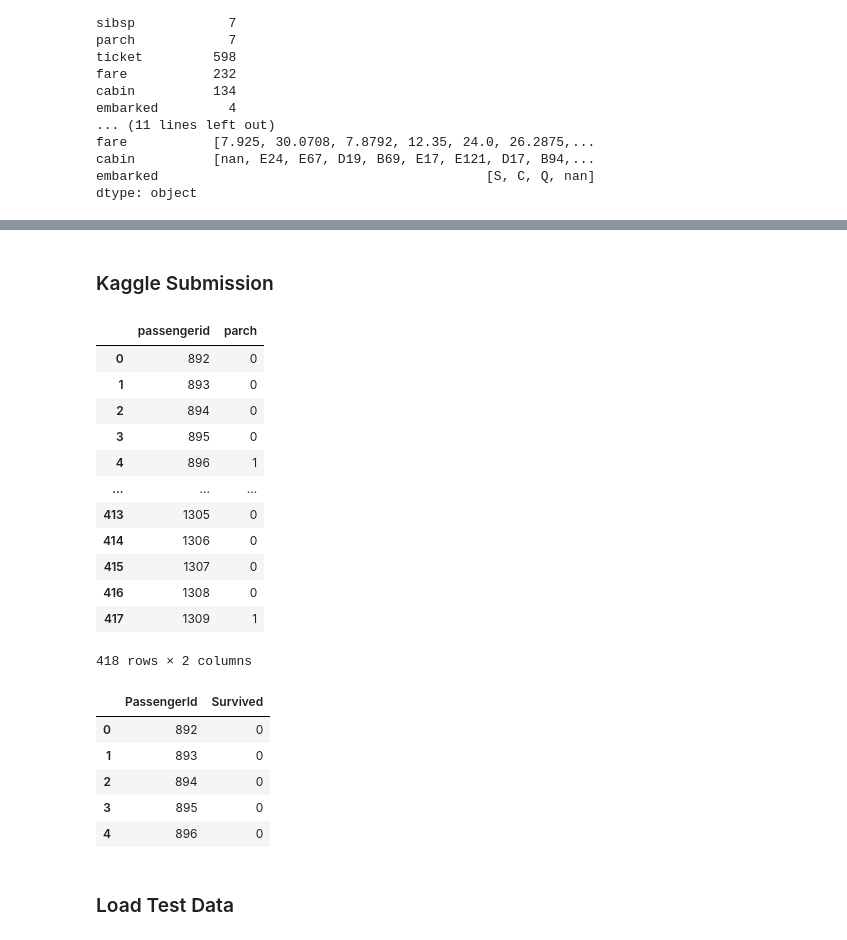
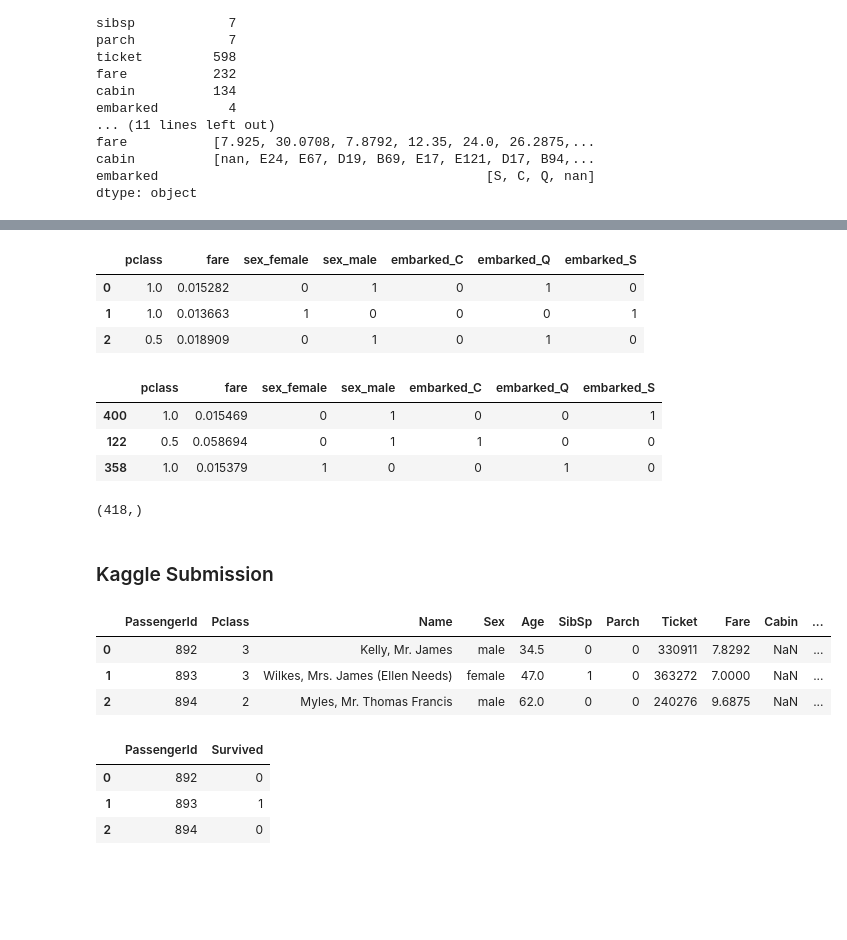
Before and after one commit to nortonvanz/ML_Pocket_Reference, a Jupyter notebook: notebooks/Titanic_pipeline_c3.ipynb, the cells around one changed output, grey strips where cells are left out. Saved outputs shown, nothing was run; the diff lists cells and outputs as text; code cells hidden in the pictures; blank space fills up the shorter version.

```diff
--- a/notebooks/Titanic_pipeline_c3.ipynb
+++ b/notebooks/Titanic_pipeline_c3.ipynb
@@ -532,4 +300,0 @@ Best estimator: Pipeline(steps=[('preprocessing',
-# %%
-#Resultados que interessam (performance em TRAIN e VAL):
-pd.set_option('max_colwidth', 100)
-pd.DataFrame(grid_xgb3.cv_results_)[['rank_test_score','params','mean_train_score','mean_test_score']].sort_values('rank_test_score')[:5]
@@ -612,4 +300,0 @@ RandomizedSearchCV(cv=5,
-# %%
-#Resultados que interessam (performance em TRAIN e VAL):
-pd.set_option('max_colwidth', 200)
-pd.DataFrame(pipe_xgb4_rscv.cv_results_)[['rank_test_accuracy','params','mean_train_accuracy','mean_test_accuracy']].sort_values('rank_test_accuracy')[:5]
@@ -752,0 +428,8 @@ y_pred = model.predict(df_raw_test)
+# %%
+#carregar dataset de teste
+!wget --quiet --show-progress https://raw.githubusercontent.com/nortonvanz/ML_Pocket_Reference/main/datasets/test.csv
+df_raw_test = pd.read_csv('test.csv')
+df_sub = df_raw_test.copy()
+
+#padronizar nomes das colunas
+df_raw_test = standardize_cols(df_raw_test)
@@ -753,21 +487,34 @@ y_pred = model.predict(df_raw_test)
+# %%
+#confertidos no mesmo formato de X_train, usado no treino dos modelos
+df_raw_test.head(3)
+# %% [output]
+|  | pclass | fare | sex_female | sex_male | embarked_C | embarked_Q | embarked_S |
+| 0 | 1.0 | 0.015282 | 0 | 1 | 0 | 1 | 0 |
+| 1 | 1.0 | 0.013663 | 1 | 0 | 0 | 0 | 1 |
+| 2 | 0.5 | 0.018909 | 0 | 1 | 0 | 1 | 0 |
+# %%
+X_train.head(3)
+# %% [output]
+|  | pclass | fare | sex_female | sex_male | embarked_C | embarked_Q | embarked_S |
+| 400 | 1.0 | 0.015469 | 0 | 1 | 0 | 0 | 1 |
+| 122 | 0.5 | 0.058694 | 0 | 1 | 1 | 0 | 0 |
+| 358 | 1.0 | 0.015379 | 1 | 0 | 0 | 1 | 0 |
+# %%
+#usar o modelo final (RF) para prever:
+#predict
+yhat_rf_testkaggle= rf.predict(df_raw_test)
+yhat_rf_testkaggle.shape
+# %% [output]
+(418,)
 # %% [markdown]
 ### Kaggle Submission
 # %%
-#pegar df kaggle e converter no formato necessário
-df_raw_test[['passengerid','parch']]
+#gerar df para submission no formato necessário
+df_sub[:3]
 # %% [output]
-|  | passengerid | parch |
-| 0 | 892 | 0 |
-| 1 | 893 | 0 |
-| 2 | 894 | 0 |
-| 3 | 895 | 0 |
-| 4 | 896 | 1 |
-| ... | ... | ... |
-| 413 | 1305 | 0 |
-| 414 | 1306 | 0 |
-| 415 | 1307 | 0 |
-| 416 | 1308 | 0 |
-| 417 | 1309 | 1 |
+|  | PassengerId | Pclass | Name | Sex | Age | SibSp | Parch | Ticket | Fare | Cabin | ... |
+| 0 | 892 | 3 | Kelly, Mr. James | male | 34.5 | 0 | 0 | 330911 | 7.8292 | NaN | ... |
+| 1 | 893 | 3 | Wilkes, Mrs. James (Ellen Needs) | female | 47.0 | 1 | 0 | 363272 | 7.0000 | NaN | ... |
+| 2 | 894 | 2 | Myles, Mr. Thomas Francis | male | 62.0 | 0 | 0 | 240276 | 9.6875 | NaN | ... |
-418 rows × 2 columns
 # %%
 # padroniza no formato esperado pelo Kaggle
@@ -779,11 +526,9 @@ df_sub['Survived'] = y_pred_raw_test
 # %%
-df_sub.head(5)
+df_sub.head(3)
 # %% [output]
 |  | PassengerId | Survived |
 | 0 | 892 | 0 |
-| 1 | 893 | 0 |
+| 1 | 893 | 1 |
 | 2 | 894 | 0 |
-| 3 | 895 | 0 |
-| 4 | 896 | 0 |
 # %%
 #salvar arquivo para submeter
@@ -793,2 +535,0 @@ df_sub.to_csv('ciclo2_titanic_sub.csv', index=False)
-# %% [markdown]
-### Load Test Data
```
Also changed, not shown: parts of 133 cells of this notebook.
